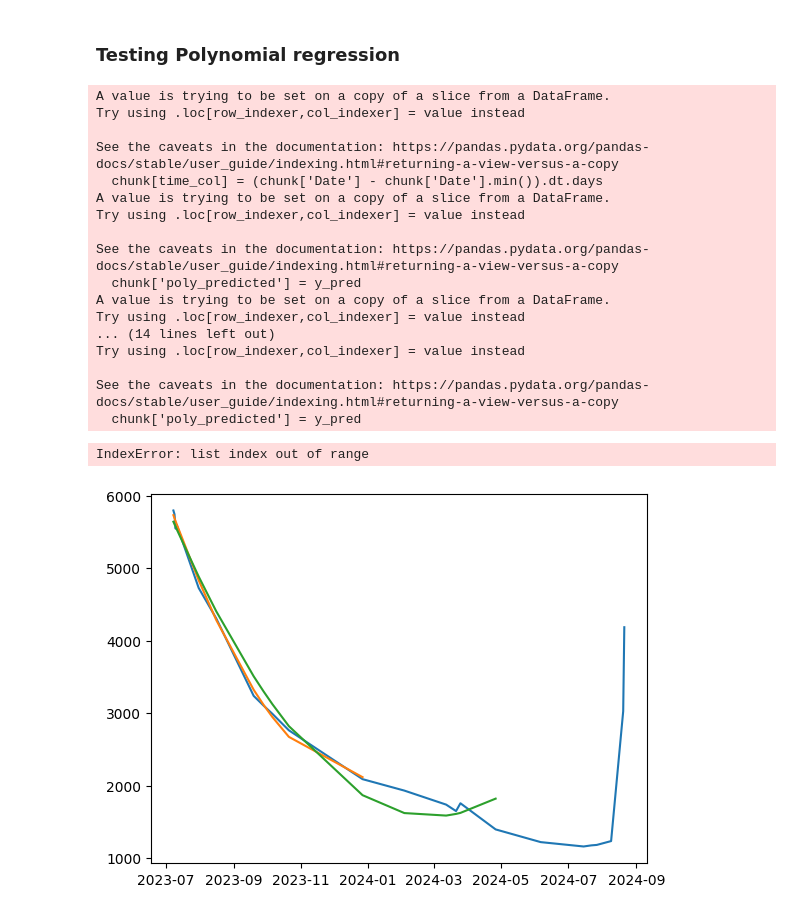
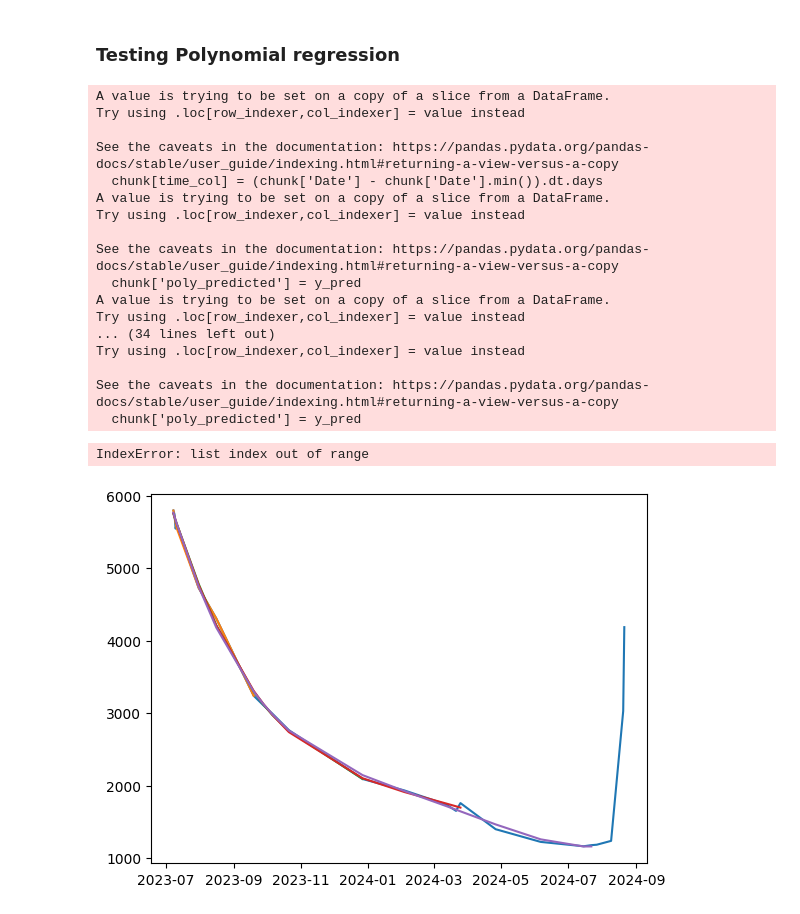
Before and after one commit to arsenenoc089/oil_well_test_monitoring_agents, a Jupyter notebook: 00_exploratory_data_analysis_DCA.ipynb, the cells around one changed output. Saved outputs shown, nothing was run; the diff lists cells and outputs as text; code cells hidden in the pictures.

```diff
--- a/00_exploratory_data_analysis_DCA.ipynb
+++ b/00_exploratory_data_analysis_DCA.ipynb
@@ -112,8 +102,8 @@ def recursive_fit(data, time_col, rate_col, auto = True, qi = None, Di = None, t
 ### Testing recursive DCA fitting
 # %%
 #try the recursive fit
-df_subset_24 = df_subset[df_subset['Date'] < '2024-08-01']
-qi_list, Di_list, q_fit_list = recursive_fit(df_subset_24, 'Days', 'WT Oil', auto = True, type_ = 'exponential')
+df_subset_24 = df_subset[df_subset['Date'] < '2024-08-01'].copy()
+q_fit_list = recursive_fit(df_subset_24, 'Days', 'WT Oil', auto = True, type_ = 'exponential')
 # %% [output]
 A value is trying to be set on a copy of a slice from a DataFrame.
 Try using .loc[row_indexer,col_indexer] = value instead
@@ -176,14 +151,14 @@ def poly_fit(data, time_col, rate_col):
     prediction = []
 
     # Loop through the data in chunks
-    for i in range(7, len(data)+1, 5):
+    for i in range(4, len(data)+1, 4):
         chunk = data.iloc[0:i]
         chunk[time_col] = (chunk['Date'] - chunk['Date'].min()).dt.days
         x = chunk[time_col].values.reshape(-1, 1)
         y = chunk[rate_col].values.reshape(-1, 1)
 
         #Define the model
-        poly_model = PolynomialFeatures(degree=2)
+        poly_model = PolynomialFeatures(degree=4)
         x_poly = poly_model.fit_transform(x)
         lr_model = LinearRegression()
         lr_model.fit(x_poly, y)
@@ -195,38 +170,40 @@ def poly_fit(data, time_col, rate_col):
         # Append fitted parameters and values to the lists
         prediction.append(chunk['poly_predicted'])
 
-    return prediction
+    return prediction, lr_model, poly_model
-# %%
-#try the recursive fit
-prediction = poly_fit(df_subset_24, 'Days', 'WT Oil')
-# %% [output]
-A value is trying to be set on a copy of a slice from a DataFrame.
-Try using .loc[row_indexer,col_indexer] = value instead
-
-See the caveats in the documentation: https://pandas.pydata.org/pandas-docs/stable/user_guide/indexing.html#returning-a-view-versus-a-copy
-  chunk[time_col] = (chunk['Date'] - chunk['Date'].min()).dt.days
-A value is trying to be set on a copy of a slice from a DataFrame.
-Try using .loc[row_indexer,col_indexer] = value instead
-
-See the caveats in the documentation: https://pandas.pydata.org/pandas-docs/stable/user_guide/indexing.html#returning-a-view-versus-a-copy
-  chunk['poly_predicted'] = y_pred
-A value is trying to be set on a copy of a slice from a DataFrame.
-Try using .loc[row_indexer,col_indexer] = value instead
-... (14 lines left out)
-Try using .loc[row_indexer,col_indexer] = value instead
-
-See the caveats in the documentation: https://pandas.pydata.org/pandas-docs/stable/user_guide/indexing.html#returning-a-view-versus-a-copy
-  chunk['poly_predicted'] = y_pred
 # %%
 import matplotlib.pyplot as plt
+
+# Try the polynomial prediction
+prediction, lr_model, poly_model = poly_fit(df_subset_24, 'Days', 'WT Oil')
+
 #plt.plot(q_fit)
 plt.plot(df_subset['WT Oil'])
 plt.plot(prediction[1])
 plt.plot(prediction[2])
 plt.plot(prediction[3])
+plt.plot(prediction[4])
 plt.plot(prediction[5])
+
 plt.title('')
 plt.legend(['Oil rate', 'last 2 data points', 'last 10', 'last 20', 'last 25', 'All'])
 # %% [output]
-IndexError: list index out of range
+A value is trying to be set on a copy of a slice from a DataFrame.
+Try using .loc[row_indexer,col_indexer] = value instead
+
+See the caveats in the documentation: https://pandas.pydata.org/pandas-docs/stable/user_guide/indexing.html#returning-a-view-versus-a-copy
+  chunk[time_col] = (chunk['Date'] - chunk['Date'].min()).dt.days
+A value is trying to be set on a copy of a slice from a DataFrame.
+Try using .loc[row_indexer,col_indexer] = value instead
+
+See the caveats in the documentation: https://pandas.pydata.org/pandas-docs/stable/user_guide/indexing.html#returning-a-view-versus-a-copy
+  chunk['poly_predicted'] = y_pred
+A value is trying to be set on a copy of a slice from a DataFrame.
+Try using .loc[row_indexer,col_indexer] = value instead
+... (34 lines left out)
+Try using .loc[row_indexer,col_indexer] = value instead
+
+See the caveats in the documentation: https://pandas.pydata.org/pandas-docs/stable/user_guide/indexing.html#returning-a-view-versus-a-copy
+  chunk['poly_predicted'] = y_pred
+IndexError: list index out of range
-[figure, old version]
+[figure, new version]
```
Also changed, not shown: parts of 8 cells of this notebook.
